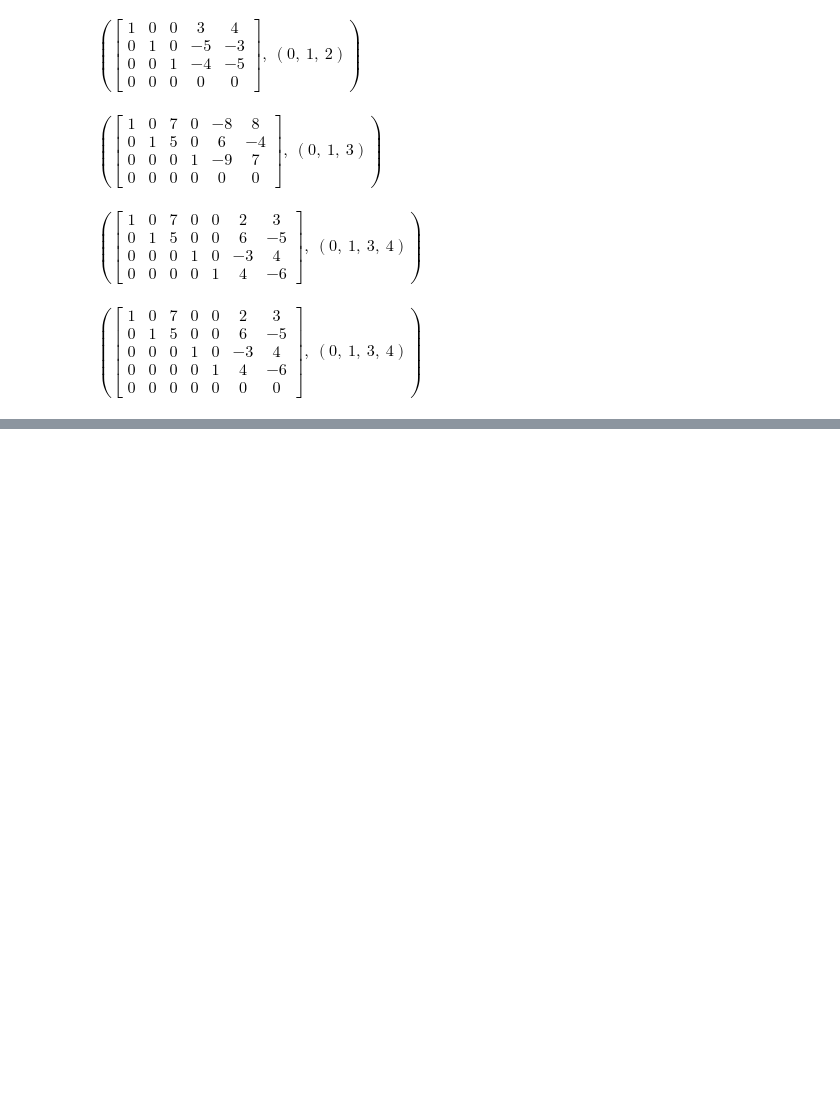
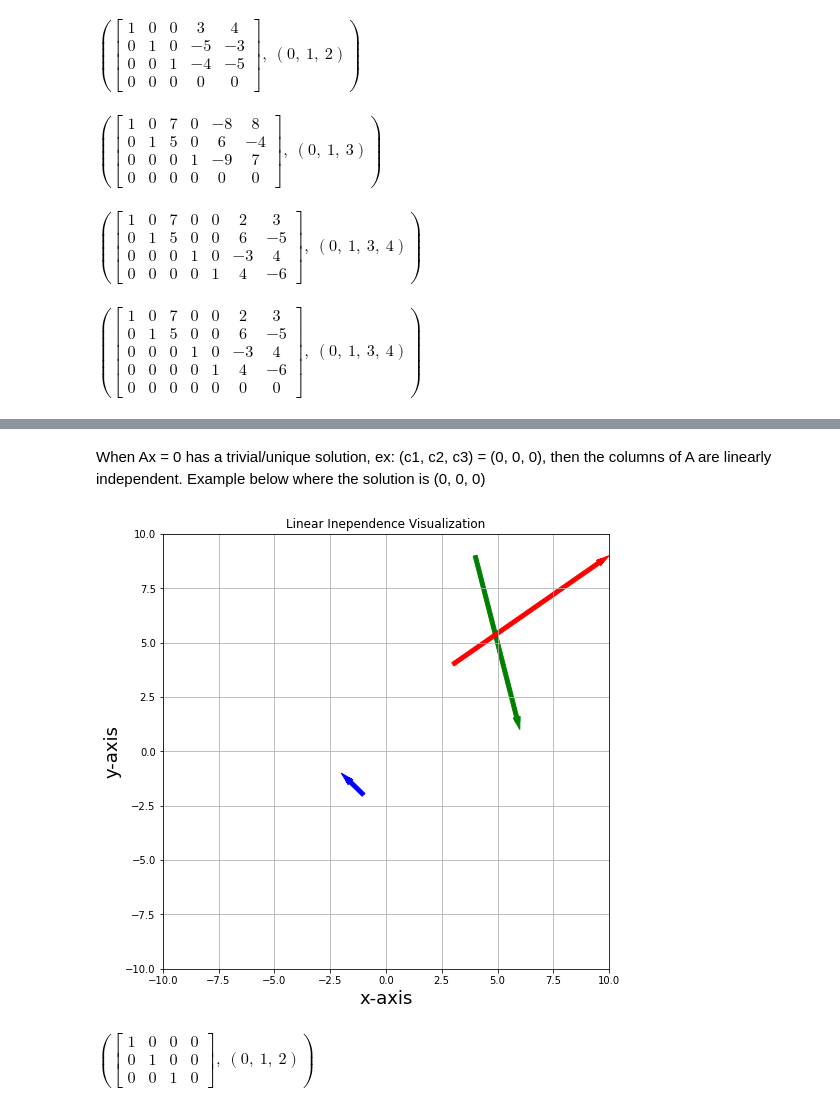
Before and after one commit to natdosan/LinearAlgebra, a Jupyter notebook: main/linear_dependence.ipynb, the cells around one changed output, grey strips where cells are left out. Cells and saved outputs as stored; diff of their text form; code cells hidden in the pictures; blank space fills up the shorter version.

```diff
--- a/main/linear_dependence.ipynb
+++ b/main/linear_dependence.ipynb
@@ -87,0 +106,31 @@ $\displaystyle \left( \left[\begin{matrix}1 & 0 & 7 & 0 & 0 & 2 & 3\\0 & 1 & 5 &
+# %% [markdown]
+When Ax = 0 has a trivial/unique solution, ex: (c1, c2, c3) = (0, 0, 0), then the columns of A are linearly independent.
+Example below where the solution is (0, 0, 0)
+# %%
+fig, ax = plt.subplots(figsize = (8, 8))
+#######################Arrows#######################
+arrows = np.array([[[3,4,7,5]],
+            [[-1,-2,-1,1]],
+            [[4,9,2,-8]]])
+colors = ['r','b','g']
+for i in range(arrows.shape[0]):
+    X,Y,U,V = zip(*arrows[i,:,:])
+    ax.arrow(X[0], Y[0], U[0],V[0], color = colors[i], width = .18,
+             length_includes_head = True,
+             head_width = .3, # default: 3*width
+             head_length = .6,
+             overhang = .4, zorder = -i)
+
+ax.grid(True)
+ax.set_title('Linear Inependence Visualization in R2')
+ax.axis([-10, 10, -10, 10])
+ax.set_xlabel('x-axis', size = 18)
+ax.set_ylabel('y-axis', size = 18)
+plt.show()
+# %% [output]
+[figure, added]
+# %%
+A = sy.Matrix([[0,1,4,0],[1,2,-1,0],[5,8,0,0]])
+A.rref()
+# %% [output]
+$\displaystyle \left( \left[\begin{matrix}1 & 0 & 0 & 0\\0 & 1 & 0 & 0\\0 & 0 & 1 & 0\end{matrix}\right], \  \left( 0, \  1, \  2\right)\right)$
```
Also changed, not shown: parts of 3 cells of this notebook.
